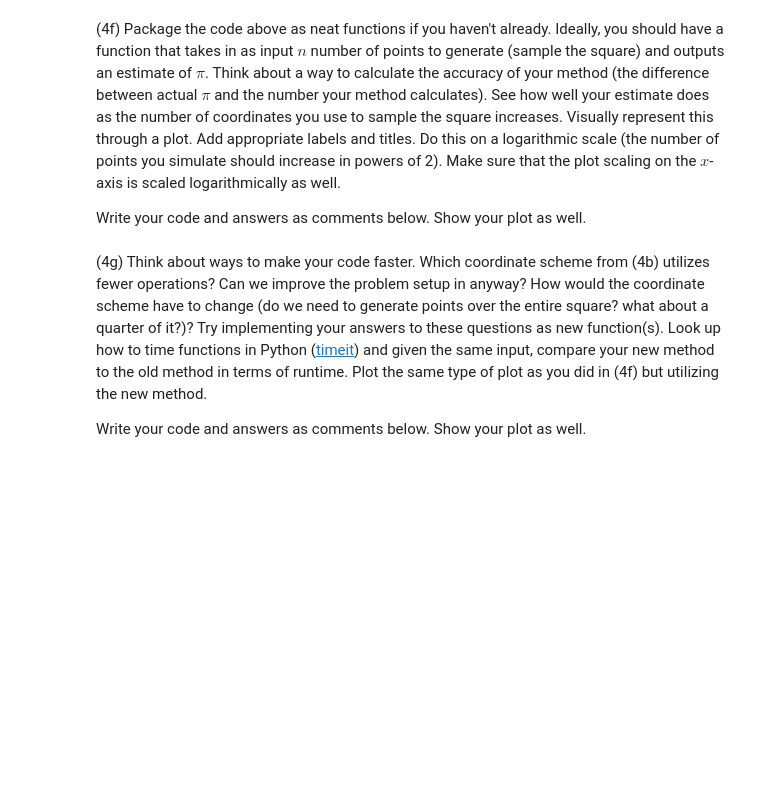
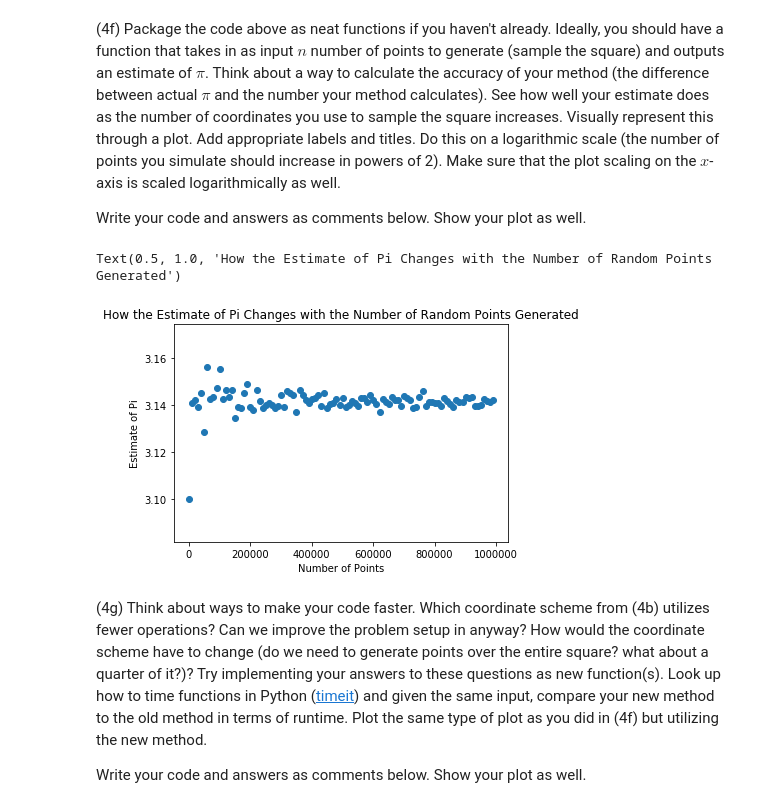
Before and after one commit to shak360/Lab-Training, a Jupyter notebook: Module_2_Python-ML/Assignment_1/EvelynMalamut/EM-Assignment_1.ipynb, the cells around one changed output. Cells and saved outputs as stored; diff of their text form; code cells hidden in the pictures; blank space fills up the shorter version.

```diff
--- a/Module_2_Python-ML/Assignment_1/EvelynMalamut/EM-Assignment_1.ipynb
+++ b/Module_2_Python-ML/Assignment_1/EvelynMalamut/EM-Assignment_1.ipynb
@@ -185,6 +185,34 @@ ratio
 (4f) Package the code above as neat functions if you haven't already. Ideally, you should have a function that takes in as input $n$ number of points to generate (sample the square) and outputs an estimate of $\pi$. Think about a way to calculate the accuracy of your method (the difference between actual $\pi$ and the number your method calculates). See how well your estimate does as the number of coordinates you use to sample the square increases. Visually represent this through a plot. Add appropriate labels and titles. Do this on a logarithmic scale (the number of points you simulate should increase in powers of 2). Make sure that the plot scaling on the $x$-axis is scaled logarithmically as well.
 
 Write your code and answers as comments below. Show your plot as well.
+# %%
+def monte(n):
+    a = np.random.uniform(-1,1,(n,2))
+    points_in_circle = 0
+    points_not_in_circle = 0
+
+    for i in range(n):
+        if (abs(a[i][0])**2 + abs(a[i][1])**2)**(1/2) < 1:
+            points_in_circle += 1
+            #print("In the circle")
+        else:
+            points_not_in_circle += 1
+            #print("Not in the circle")
+    ratio = 4*(points_in_circle/n)
+    return ratio
+
+x = range(1000,1000000,10000)
+y = []
+for j in x:
+    y.append(monte(j))
+
+plt.scatter(x, y)
+plt.xlabel("Number of Points")
+plt.ylabel("Estimate of Pi")
+plt.title("How the Estimate of Pi Changes with the Number of Random Points Generated")
+# %% [output]
+Text(0.5, 1.0, 'How the Estimate of Pi Changes with the Number of Random Points Generated')
+[figure, added]
 # %% [markdown]
 (4g) Think about ways to make your code faster. Which coordinate scheme from (4b) utilizes fewer operations? Can we improve the problem setup in anyway? How would the coordinate scheme have to change (do we need to generate points over the entire square? what about a quarter of it?)? Try implementing your answers to these questions as new function(s). Look up how to time functions in Python ([timeit](https://docs.python.org/2/library/timeit.html)) and given the same input, compare your new method to the old method in terms of runtime. Plot the same type of plot as you did in (4f) but utilizing the new method.
 
```
